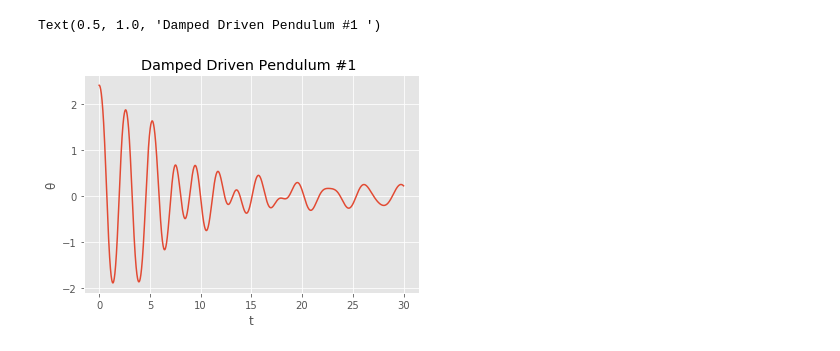
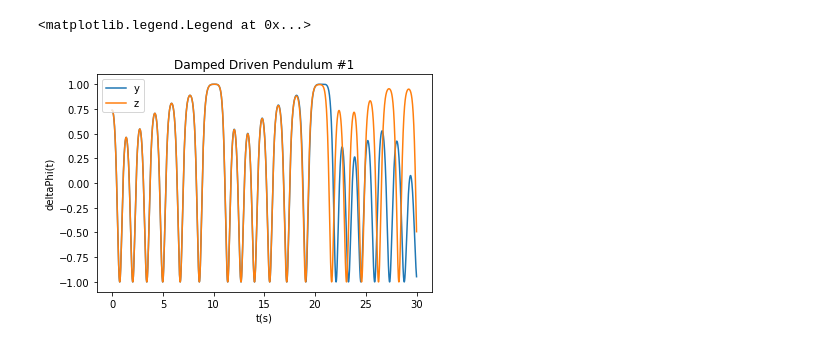
Before and after one commit to Raiziel/Experimental-Physics-Python-Projects, a Jupyter notebook: Damped Driven Pendulum.ipynb, the cells around one changed output. Drawn from its saved outputs; the diff is of its cells as text; code cells hidden in the pictures.

```diff
--- a/Damped Driven Pendulum.ipynb
+++ b/Damped Driven Pendulum.ipynb
@@ -23,7 +23,7 @@ t = np.arange(0, tmax+dt, dt) # Time Grid(s)
 dz = 1e-4   # change in ztheta
 dw = .8   # change in drive frequency
 dA = .5  # change in drive amplitude
-dalpha = 0.330 # change in damping coefficient
+dalpha = 0.23 # change in damping coefficient
 
 z0 = [2.4+dz,0] # Initial Conditions; ztheta, zdtheta/dt
 w = w + dw
@@ -45,7 +45,7 @@ def Initial(y,yprime):
         plt.title("Observation of Changes with Differences in Initial Conditions")
 # %%
 def deriv(y, t, L, w, A, m):
-    """Return the first derivatives of y = theta, z1, L, z2."""
+    """Return the first derivatives of y = theta, thetadot."""
     theta, thetadot = y
 
 
@@ -74,6 +84,6 @@ y = -L * np.cos(theta)
 # %%
 def zderiv(z, t, L, w, A, m):
-    """Return the first derivatives of y = theta, z1, L, z2."""
+    """Return the first derivatives of y = theta, thetadot."""
     ztheta, zthetadot = z
 
 
@@ -97,5 +107,5 @@ ztheta, zthetadot = z[:,0], z[:,1]
 
 # Convert to Cartesian coordinates of the two bob positions.
 
-x = L * np.sin(ztheta)
+zx = L * np.sin(ztheta)
 z = -L * np.cos(ztheta)
@@ -102,8 +122,10 @@ z = -L * np.cos(ztheta)
 # %%
-plt.plot(t,theta)
-plt.xlabel("t")
-plt.ylabel("θ")
-plt.title("Damped Driven Pendulum #1 ")
+plt.plot(t,y,label="y")
+plt.plot(t,z,label="z")
+plt.xlabel("t(s)")
+plt.ylabel("deltaPhi(t)")
+plt.title("Damped Driven Pendulum #1")
+plt.legend()
 # %% [output]
-Text(0.5, 1.0, 'Damped Driven Pendulum #1 ')
+<matplotlib.legend.Legend at 0x...>
-[figure, old version]
+[figure, new version]
```
Also changed, not shown: parts of 13 cells of this notebook, 2 other files.
